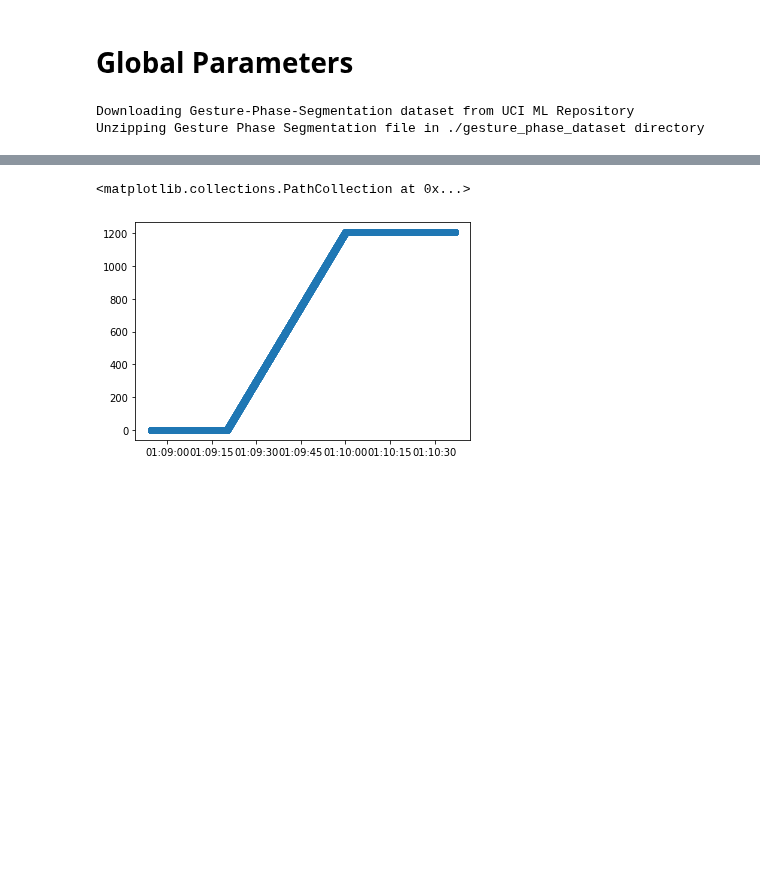
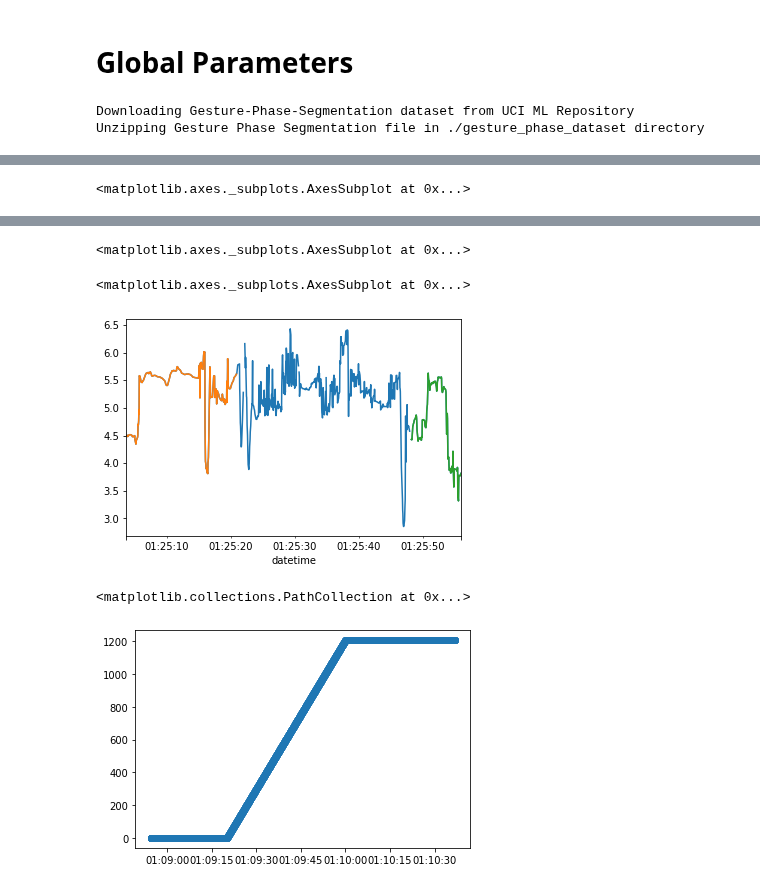
Before and after one commit to imics-lab/load_data_time_series, a Jupyter notebook: Gesturing_Signing/Gesture-Phase-Segmentation_load_dataset.ipynb, the cells around one changed output, grey strips where cells are left out. Saved outputs shown, nothing was run; the diff lists cells and outputs as text; code cells hidden in the pictures; blank space fills up the shorter version.

Commit message:
gap detect, df split partially implemented

```diff
--- a/Gesturing_Signing/Gesture-Phase-Segmentation_load_dataset.ipynb
+++ b/Gesturing_Signing/Gesture-Phase-Segmentation_load_dataset.ipynb
@@ -129,0 +123,23 @@ df['lhx'].plot()
+# %%
+# find timegaps and split so that the resulting IR1 dataframes
+# represent a continuous recording session
+# use resampe/mean/interpolate to fill small gaps and make
+# larger ones NaN.   Then get a dataframe of just the NaN
+# rows and use that index to split the dataframe
+# NOTE:  This is dataset specific in that it only handles one big gap
+# Interesting that the plots merge and don't show separately
+
+rs_df = my_df.resample('33ms').mean().interpolate(limit = 5)
+display(rs_df['lhx'].plot()) # NaN will not be plotted by default
+nan_rows = rs_df[rs_df['lhx'].isnull()] # notnull also available
+gap_start, gap_end = nan_rows.index[0], nan_rows.index[-1]
+print(len(nan_rows.index))
+print("Start of gap", gap_start)
+print(" End of gap ", gap_end)
+df1 = rs_df.loc[rs_df.index[0]:gap_start]
+df2 = rs_df.loc[gap_end:rs_df.index[-1]]
+display(df1['lhx'].plot())
+display(df2['lhx'].plot())
+df2 = df2.iloc[1:] # drop the one NaN row due to slice
+# %% [output]
+<matplotlib.axes._subplots.AxesSubplot at 0x...>
@@ -130,3 +149,6 @@ df['lhx'].plot()
+<matplotlib.axes._subplots.AxesSubplot at 0x...>
+<matplotlib.axes._subplots.AxesSubplot at 0x...>
+[figure, added]
 # %%
 #df['group_no'] = (df['lhx'] == 0).cumsum()
 #df["group_no"] = df.isnull().all(axis=1).cumsum()
```
Also changed, not shown: parts of 7 cells of this notebook.
